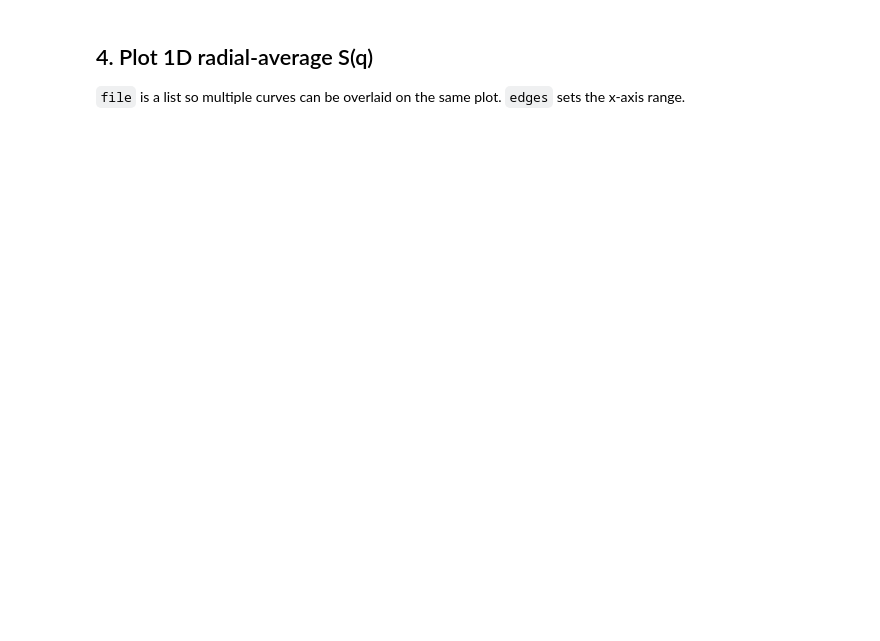
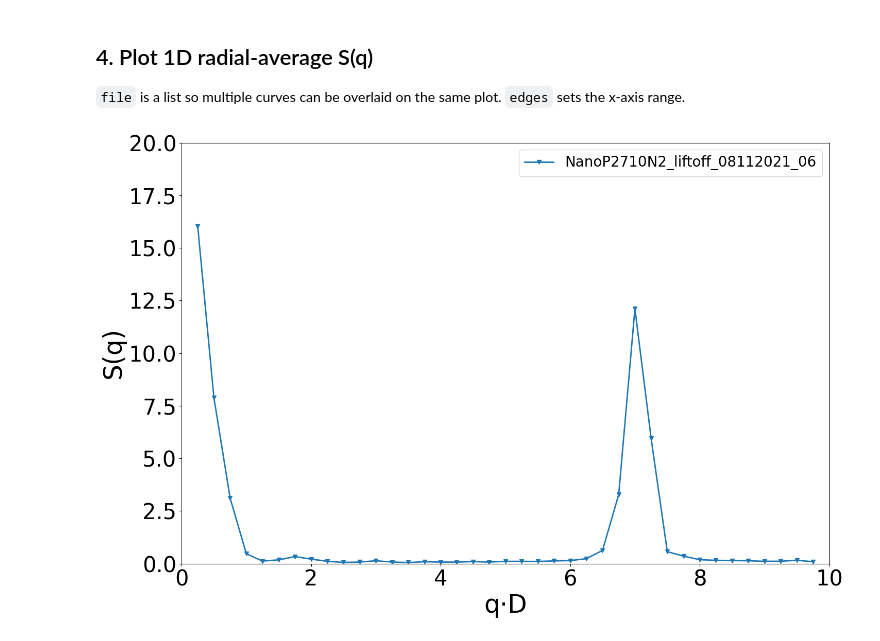
Before and after one commit to GilGCardoso/portfolio, a Jupyter notebook: PhD/notebooks/structure_factor.ipynb, the cells around one changed output. Saved outputs shown, nothing was run; the diff lists cells and outputs as text; code cells hidden in the pictures; blank space fills up the shorter version.

```diff
--- a/PhD/notebooks/structure_factor.ipynb
+++ b/PhD/notebooks/structure_factor.ipynb
@@ -83,14 +87,16 @@ plot_Sq_2D(
 `file` is a list so multiple curves can be overlaid on the same plot.
 `edges` sets the x-axis range.
 # %%
-result_1d_file = f'Sq_{filename}_range_{range_calculation}_step_{float(vector_step):.1f}'
+result_1d_file = f'Sq_{filename}_range_{range_calculation}_step_{float(vector_step)}'
 
 plot_Sq_1D(
     folder_read=save_folder + os.sep,
     file=[result_1d_file],
     labels=[filename],
     edges=(0, 10),
     x_axis='qD',
     log_scale=False,
     y_max=20,
 )
+# %% [output]
+[figure, added]
```
Also changed, not shown: parts of 3 cells of this notebook, 5 other files.
